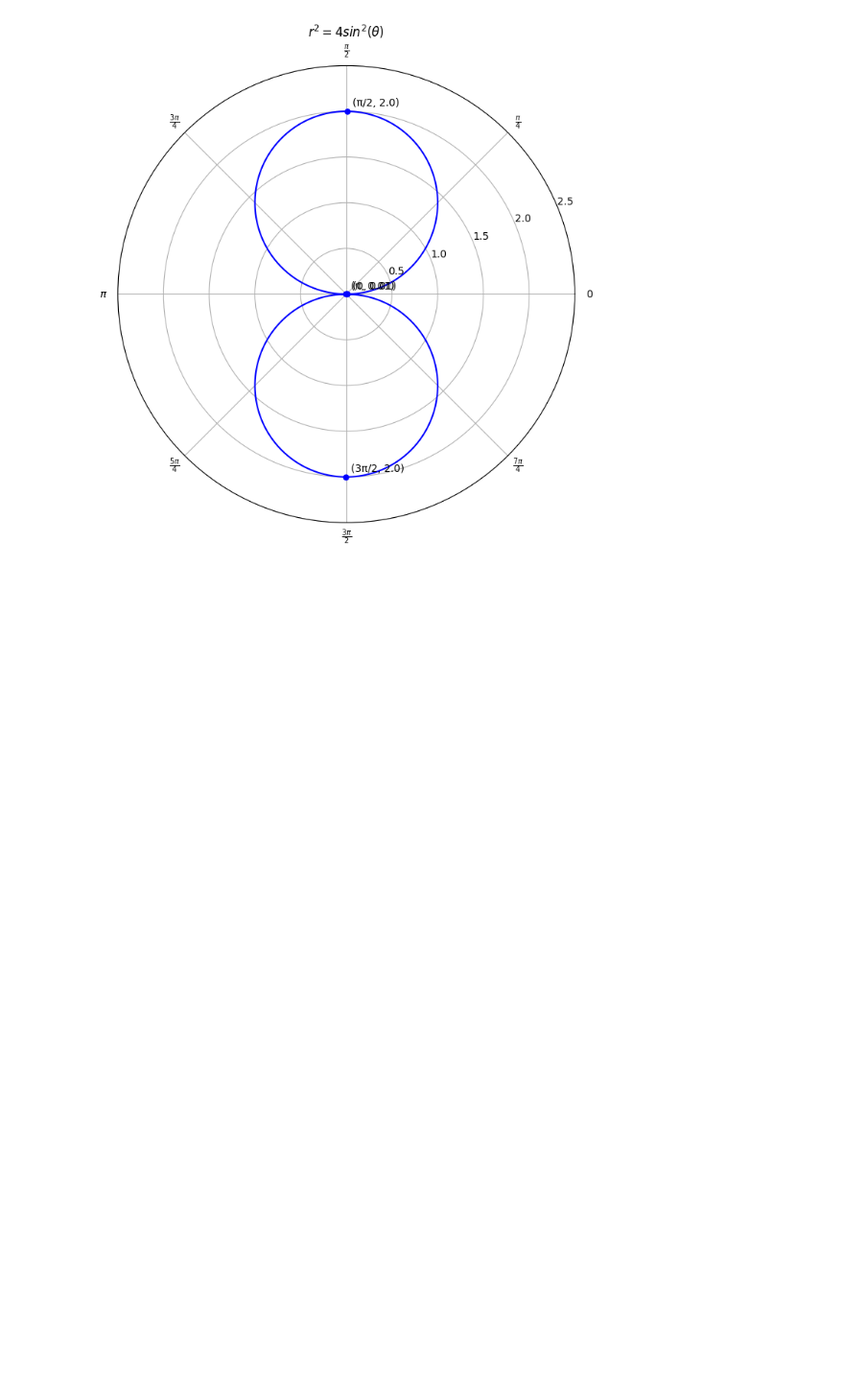
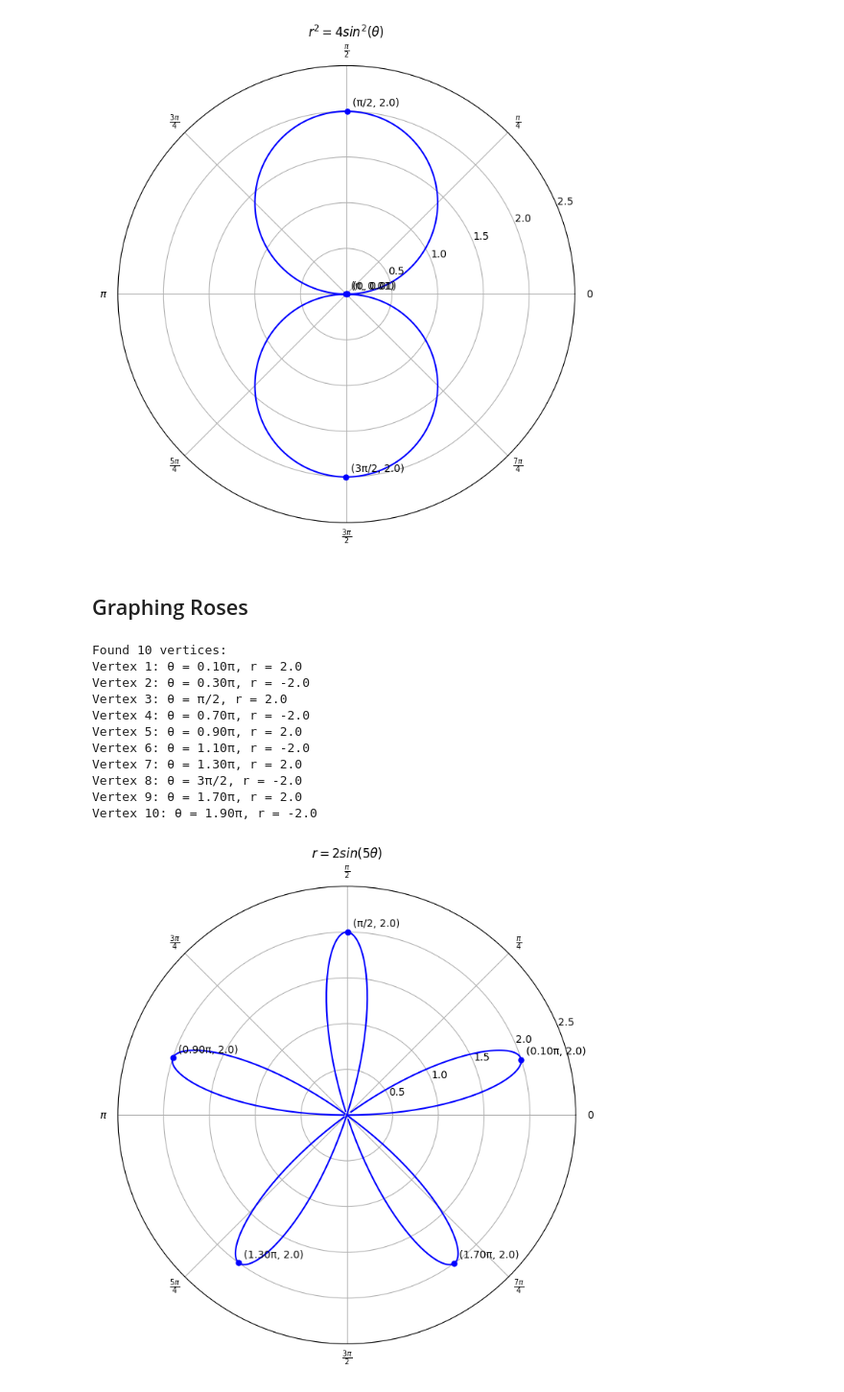
Before and after one commit to seanjiangsh/math-practice, a Jupyter notebook: pre-calculus/pre-calculus.ipynb, the cells around one changed output. Shown at 96% size. Saved outputs shown, nothing was run; the diff lists cells and outputs as text; code cells hidden in the pictures; blank space fills up the shorter version.

Commit message:
Graphing roses on polar coordinates

```diff
--- a/pre-calculus/pre-calculus.ipynb
+++ b/pre-calculus/pre-calculus.ipynb
@@ -253,3 +257,26 @@ Vertex 2: θ = π/2, r = 2.0
 Vertex 3: θ = π, r = 0.01
 Vertex 4: θ = 3π/2, r = 2.0
 [figure]
+# %% [markdown]
+## Graphing Roses
+# %%
+# r = 2 * sin(5θ)
+title = "$r = 2sin(5\\theta)$"
+equation = lambda theta: 2 * np.sin(5 * theta)
+limits = (0, 2.5)
+
+# Create the polar plot
+plot_polar_equation(title, equation, limits=limits)
+# %% [output]
+Found 10 vertices:
+Vertex 1: θ = 0.10π, r = 2.0
+Vertex 2: θ = 0.30π, r = -2.0
+Vertex 3: θ = π/2, r = 2.0
+Vertex 4: θ = 0.70π, r = -2.0
+Vertex 5: θ = 0.90π, r = 2.0
+Vertex 6: θ = 1.10π, r = -2.0
+Vertex 7: θ = 1.30π, r = 2.0
+Vertex 8: θ = 3π/2, r = -2.0
+Vertex 9: θ = 1.70π, r = 2.0
+Vertex 10: θ = 1.90π, r = -2.0
+[figure, added]
```
Also changed, not shown: parts of 14 cells of this notebook, 1 other file.
